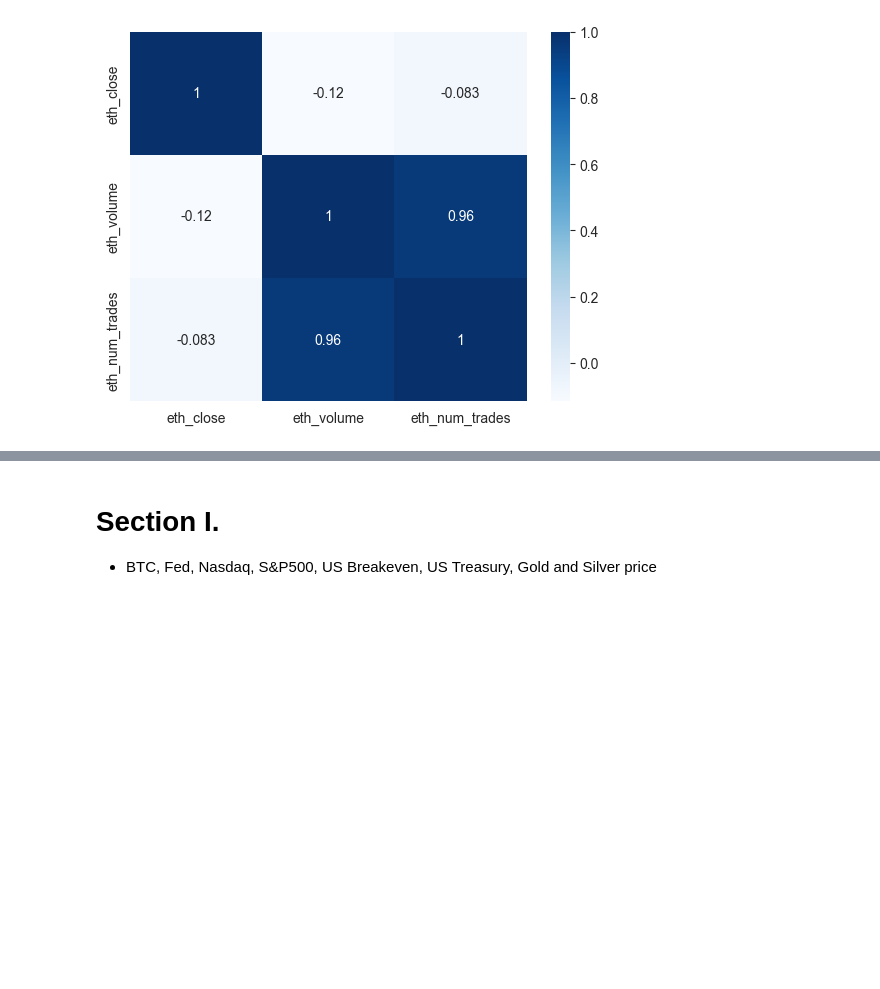
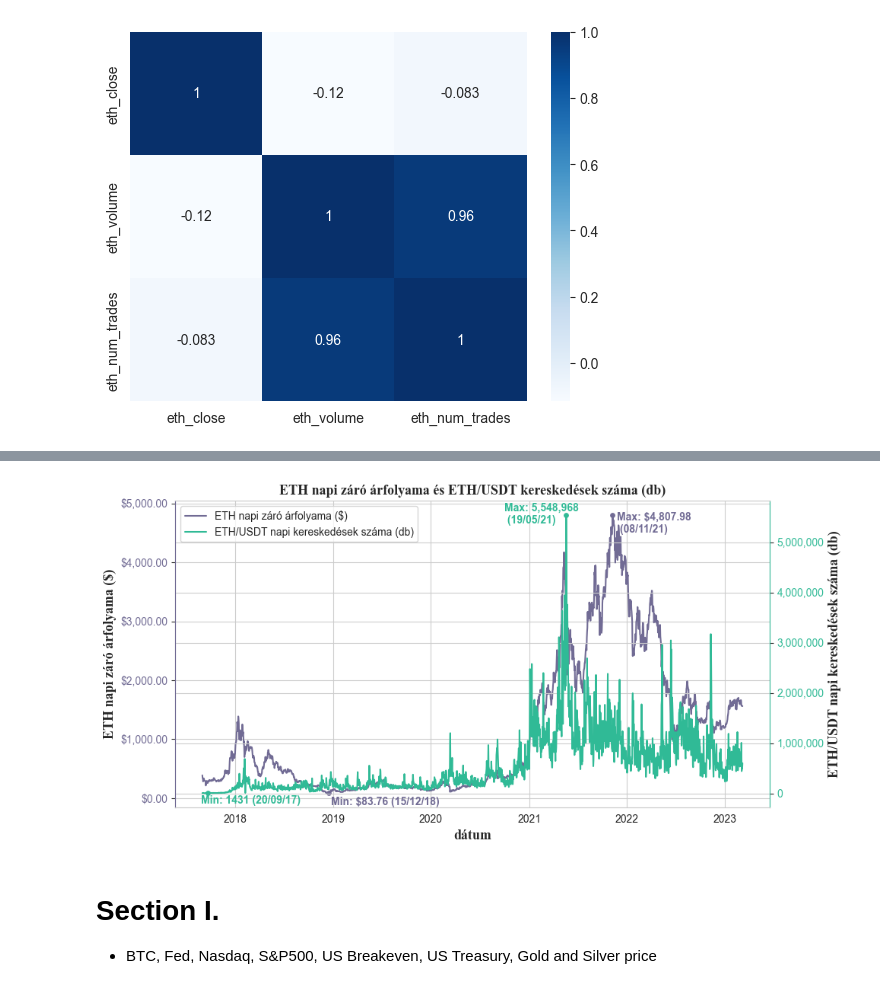
Before and after one commit to danieltar18/ethereum_analysis, a Jupyter notebook: statistics_of_training_dataset.ipynb, the cells around one changed output, grey strips where cells are left out. Cells and saved outputs as stored; diff of their text form; code cells hidden in the pictures; blank space fills up the shorter version.

```diff
--- a/statistics_of_training_dataset.ipynb
+++ b/statistics_of_training_dataset.ipynb
@@ -290,3 +298,21 @@ plt.close()
+# %%
+plot_2_lineplots_sep_axis(basic,
+                          "eth_close",
+                          "eth_num_trades",
+                          "ETH napi záró árfolyama és ETH/USDT kereskedések száma (db)",
+                          "ETH napi záró árfolyama ($)",
+                          color6,
+                          "ETH/USDT napi kereskedések száma (db)",
+                          color7,
+                          save_name='charts/basic/num_trades.png',
+                          is_l1_dollar=True,
+                          l1_decimals=True,
+                          is_l2_dollar=False,
+                          l2_decimals=False,
+                          show_min_max=True,
+                          l1_margins = [10, -200, 15, -300], l2_margins=[-25, -200000, -230, -170000])
+# %% [output]
+[figure, added]
 # %% [markdown]
 # Section I.
 
```
Also changed, not shown: parts of 17 cells of this notebook.
